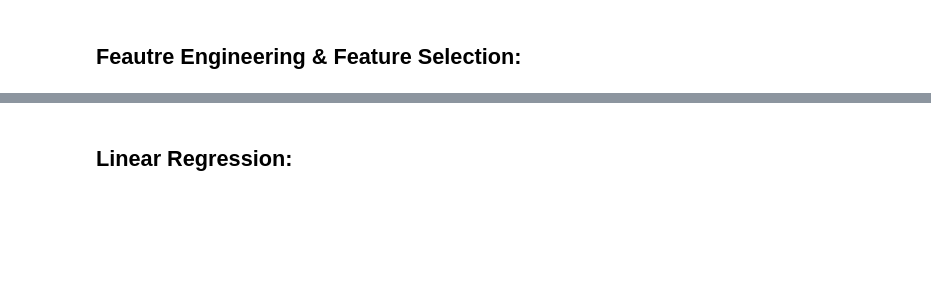
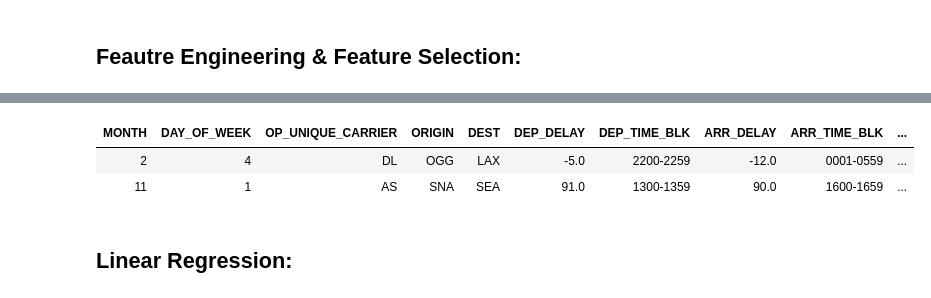
Before and after one commit to jayeshparikh/w261-project, a Jupyter notebook: AirlineDelaysWeather_WIP.ipynb, the cells around one changed output, grey strips where cells are left out. Drawn from its saved outputs; the diff is of its cells as text; code cells hidden in the pictures; blank space fills up the shorter version.

```diff
--- a/AirlineDelaysWeather_WIP.ipynb
+++ b/AirlineDelaysWeather_WIP.ipynb
@@ -196,14 +189,13 @@ for categoricalCol in categorical_features:
     encoder = OneHotEncoderEstimator(inputCols=[stringIndexer.getOutputCol()], outputCols=[categoricalCol + "classVec"])
     stages += [stringIndexer, encoder]
 assemblerInputs = [c + "classVec" for c in categorical_features] + numeric_features
-assembler = VectorAssembler(inputCols=assemblerInputs, outputCol="features")
+assembler = VectorAssembler(inputCols=assemblerInputs, outputCol="features", handleInvalid="skip")
 stages += [assembler]
 # %% [output]
 [interactive output not drawn]
 # %%
-pipeline = Pipeline().setStages(stages)
-feature_selection_pipeline = pipeline.fit(airlines_train_df)
-vector_airlines_train_df = feature_selection_pipeline.transform(airlines_train_df)
+pipeline = Pipeline().setStages(stages).fit(airlines_train_df)
+vector_airlines_train_df = pipeline.transform(airlines_train_df)
 vector_airlines_train_df.printSchema()
 # %% [output]
 [interactive output not drawn]
@@ -213,6 +205,12 @@ vector_airlines_train_df.printSchema()
 # vector_airlines_preprocessed_filtered = vectorAssembler.transform(airlines_preprocessed_filtered)
 # vector_airlines_preprocessed_filtered = vector_airlines_preprocessed_filtered.select(['features', 'ARR_DELAY'])
 # display(vector_airlines_preprocessed_filtered)
+# %%
+display(vector_airlines_train_df.sample(False, 0.0000001))
+# %% [output]
+| MONTH | DAY_OF_WEEK | OP_UNIQUE_CARRIER | ORIGIN | DEST | DEP_DELAY | DEP_TIME_BLK | ARR_DELAY | ARR_TIME_BLK | ... |
+| 2 | 4 | DL | OGG | LAX | -5.0 | 2200-2259 | -12.0 | 0001-0559 | ... |
+| 11 | 1 | AS | SNA | SEA | 91.0 | 1300-1359 | 90.0 | 1600-1659 | ... |
 # %% [markdown]
 ## Linear Regression:
 # %%
```
Also changed, not shown: parts of 44 cells of this notebook.
